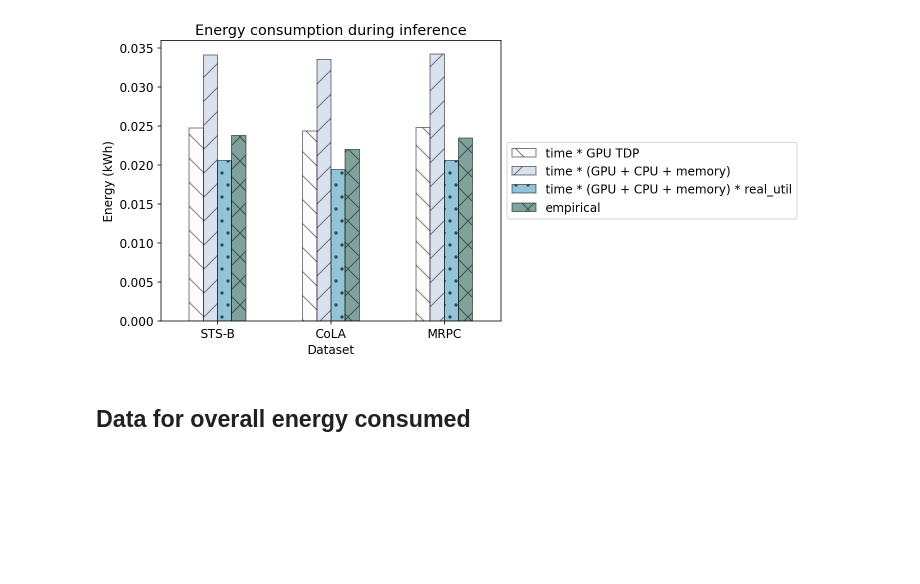
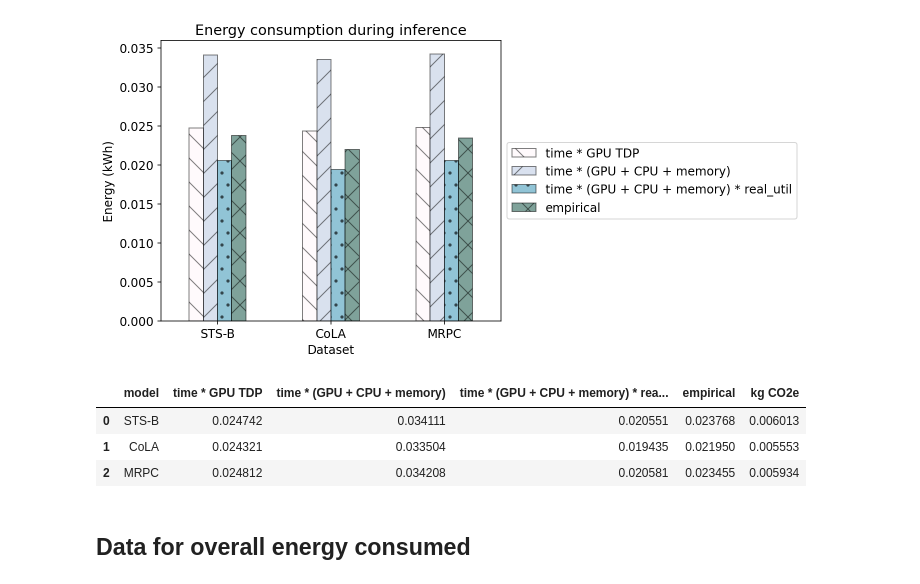
Before and after one commit to MScDissertation/NLP, a Jupyter notebook: InferenceAnalysis.ipynb, the cells around one changed output. Cells and saved outputs as stored; diff of their text form; code cells hidden in the pictures; blank space fills up the shorter version.

```diff
--- a/InferenceAnalysis.ipynb
+++ b/InferenceAnalysis.ipynb
@@ -231,6 +231,13 @@ features = ['model','time * GPU TDP','time * (GPU + CPU + memory)',
             'time * (GPU + CPU + memory) * real_util','empirical','kg CO2e']
 bert_inference = result[features]
 bert_inference.to_csv("results/bert_inference_appendix.csv", index=False)
+# %%
+bert_inference
+# %% [output]
+|  | model | time * GPU TDP | time * (GPU + CPU + memory) | time * (GPU + CPU + memory) * rea... | empirical | kg CO2e |
+| 0 | STS-B | 0.024742 | 0.034111 | 0.020551 | 0.023768 | 0.006013 |
+| 1 | CoLA | 0.024321 | 0.033504 | 0.019435 | 0.021950 | 0.005553 |
+| 2 | MRPC | 0.024812 | 0.034208 | 0.020581 | 0.023455 | 0.005934 |
 # %% [markdown]
 ## Data for overall energy consumed
 # %%
```
Also changed, not shown: parts of 14 cells of this notebook, 10 other files.
